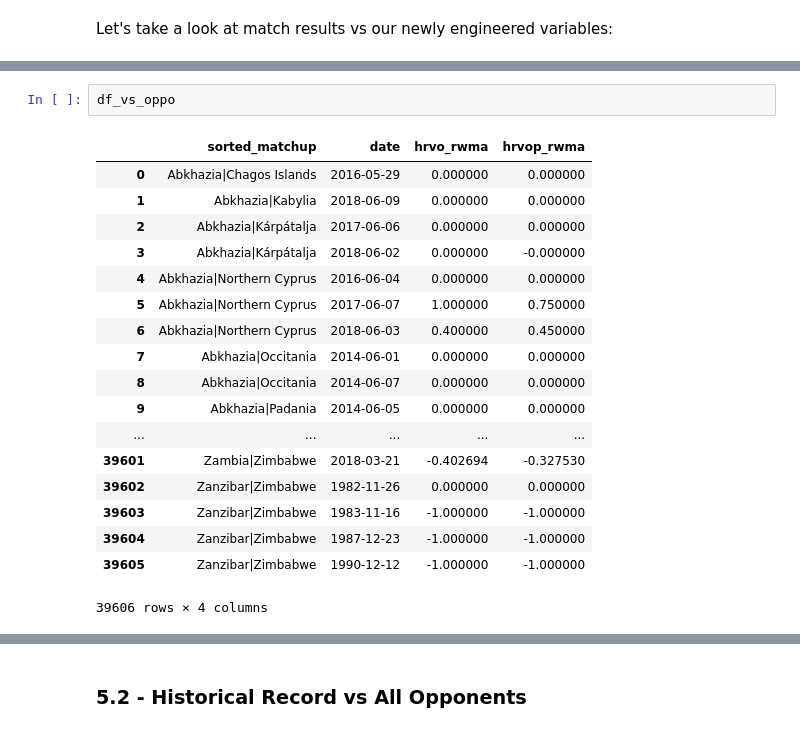
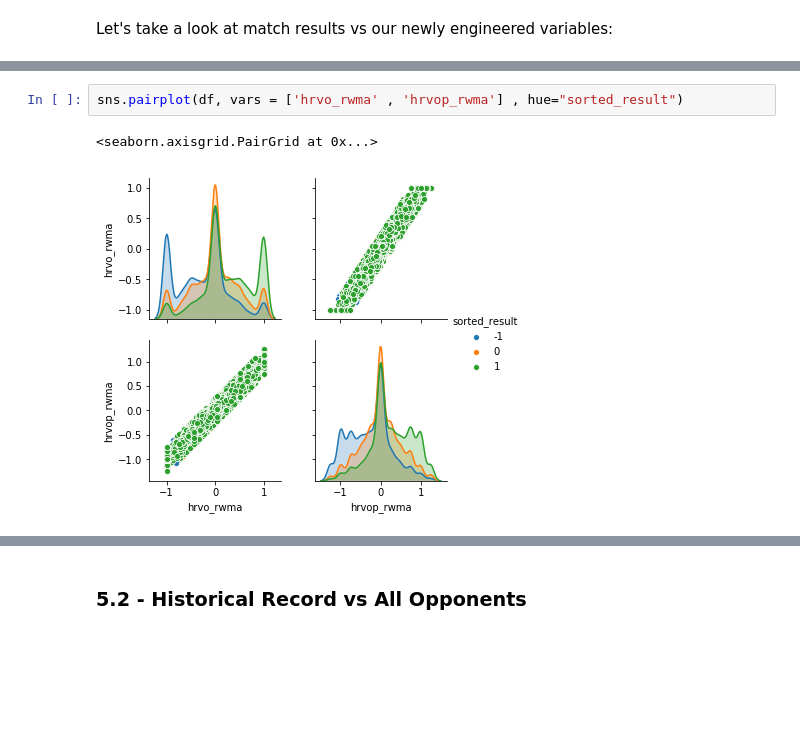
Before and after one commit to pjureidini/wc2018, a Jupyter notebook: feature_engineering.ipynb, the cells around one changed output, grey strips where cells are left out. Saved outputs shown, nothing was run; the diff lists cells and outputs as text; blank space fills up the shorter version.

```diff
--- a/feature_engineering.ipynb
+++ b/feature_engineering.ipynb
@@ -235,22 +208,6 @@ pair_plot_df = df[['sorted_matchup', 'date','sorted_result','sorted_result_plus'
-# %%
-df_vs_oppo
-# %% [output]
-|  | sorted_matchup | date | hrvo_rwma | hrvop_rwma |
-| 0 | Abkhazia|Chagos Islands | 2016-05-29 | 0.000000 | 0.000000 |
-| 1 | Abkhazia|Kabylia | 2018-06-09 | 0.000000 | 0.000000 |
-| 2 | Abkhazia|Kárpátalja | 2017-06-06 | 0.000000 | 0.000000 |
-| 3 | Abkhazia|Kárpátalja | 2018-06-02 | 0.000000 | -0.000000 |
-| 4 | Abkhazia|Northern Cyprus | 2016-06-04 | 0.000000 | 0.000000 |
-| 5 | Abkhazia|Northern Cyprus | 2017-06-07 | 1.000000 | 0.750000 |
-| 6 | Abkhazia|Northern Cyprus | 2018-06-03 | 0.400000 | 0.450000 |
-| 7 | Abkhazia|Occitania | 2014-06-01 | 0.000000 | 0.000000 |
-| 8 | Abkhazia|Occitania | 2014-06-07 | 0.000000 | 0.000000 |
-| 9 | Abkhazia|Padania | 2014-06-05 | 0.000000 | 0.000000 |
-| ... | ... | ... | ... | ... |
-| 39601 | Zambia|Zimbabwe | 2018-03-21 | -0.402694 | -0.327530 |
-| 39602 | Zanzibar|Zimbabwe | 1982-11-26 | 0.000000 | 0.000000 |
-| 39603 | Zanzibar|Zimbabwe | 1983-11-16 | -1.000000 | -1.000000 |
-| 39604 | Zanzibar|Zimbabwe | 1987-12-23 | -1.000000 | -1.000000 |
-| 39605 | Zanzibar|Zimbabwe | 1990-12-12 | -1.000000 | -1.000000 |
-39606 rows × 4 columns
+# %%
+sns.pairplot(df, vars = ['hrvo_rwma' , 'hrvop_rwma'] , hue="sorted_result")
+# %% [output]
+<seaborn.axisgrid.PairGrid at 0x...>
+[figure, added]
 # %%
```
Also changed, not shown: parts of 67 cells of this notebook, 11 other files.
